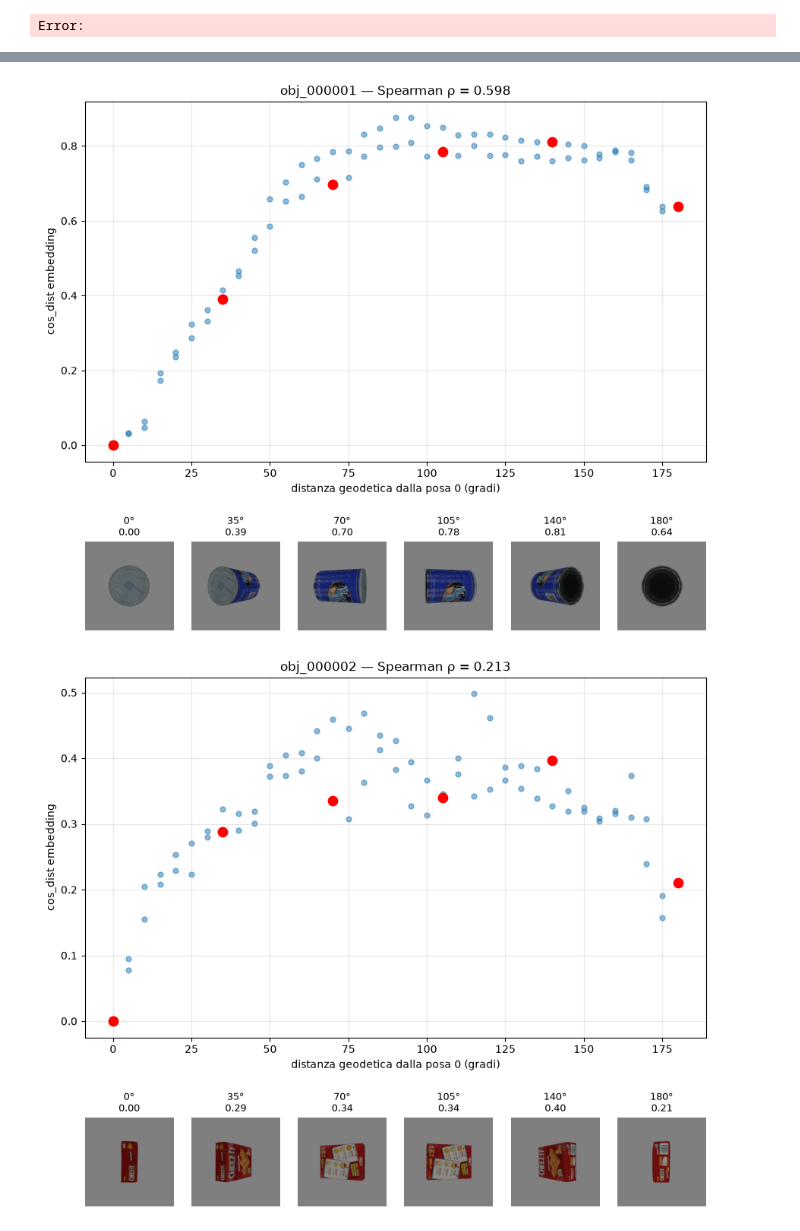
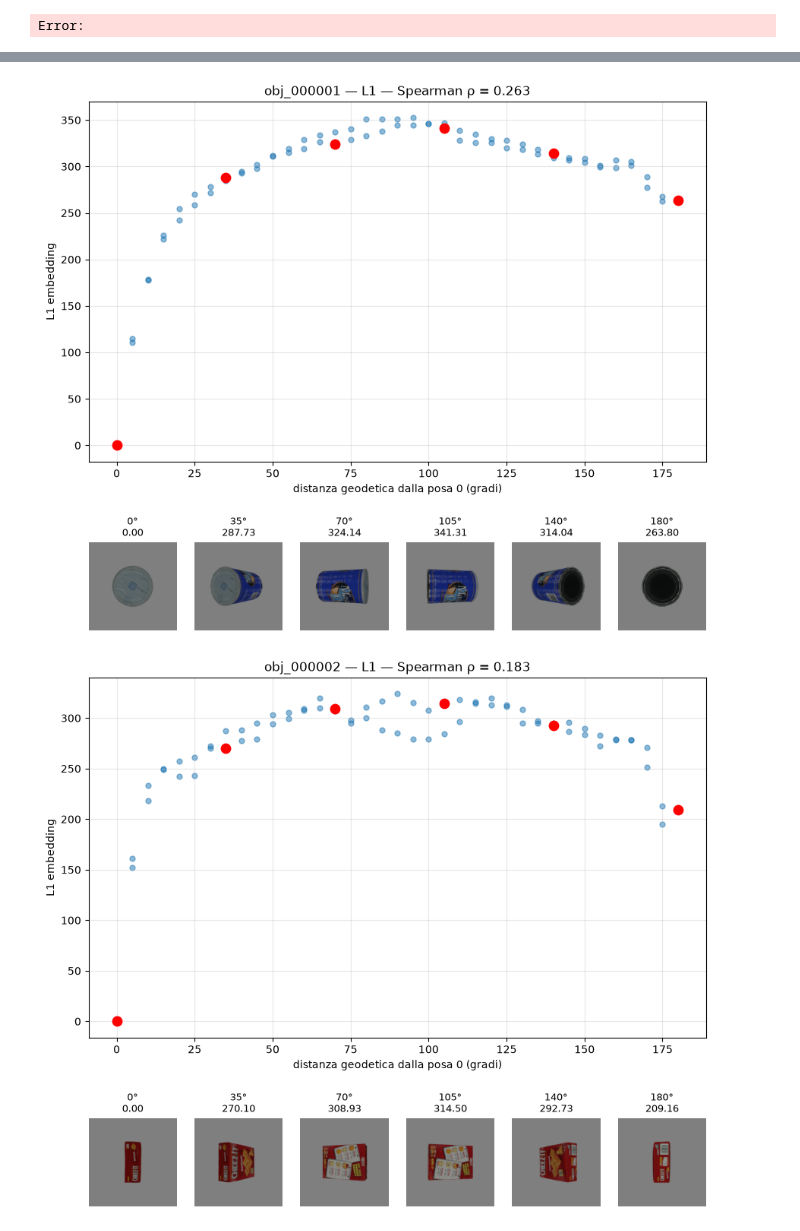
Before and after one commit to Saiukk/PoseJEPA, a Jupyter notebook: Script/Notebook/experiments.ipynb, the cells around one changed output, grey strips where cells are left out. Drawn from its saved outputs; the diff is of its cells as text; code cells hidden in the pictures.

Commit message:
pool patch -- NEXT: Try on 4 pseudo-siimetries

```diff
--- a/Script/Notebook/experiments.ipynb
+++ b/Script/Notebook/experiments.ipynb
@@ -34,6 +34,7 @@ patch size: 14 | hidden dim: 768
 # %%
 import torch.nn.functional as F
 
+torch.manual_seed(42)
 @torch.no_grad()
 def extract_features(img: Image.Image, layers=[-1], token="cls", normalize=True):
     """
@@ -53,6 +54,21 @@ def extract_features(img: Image.Image, layers=[-1], token="cls", normalize=True)
             v = h[0]                          # (768,) token globale
         elif token == "patch":
             v = h[1:].mean(dim=0)             # (768,) media dei 256 patch token
+        elif token == "ptc":
+            v = h[1:].flatten()
+        elif token == "pool":
+            patches = h[1:]
+
+            grid = patches.reshape(16, 16, 768)
+
+            alto_sinistra  = grid[:8, :8, :].mean(dim=(0, 1))
+            alto_destra    = grid[:8, 8:, :].mean(dim=(0, 1))
+            basso_sinistra = grid[8:, :8, :].mean(dim=(0, 1))
+            basso_destra   = grid[8:, 8:, :].mean(dim=(0, 1))
+
+            # 768 * 4 = Dimensione finale: 3072
+            v = torch.cat([alto_sinistra, alto_destra, basso_sinistra, basso_destra])
+
         else:
             raise ValueError(token)
         if normalize:
@@ -63,6 +79,6 @@ def extract_features(img: Image.Image, layers=[-1], token="cls", normalize=True)
 
 # prova
 dummy = Image.new("RGB", (224, 224), (128, 128, 128))
-emb = extract_features(dummy, layers=[-1], token="cls")
+emb = extract_features(dummy, layers=[-1], token="pool")
 print("Dimension Descriptor:", emb.shape)
 # %% [output]
@@ -203,7 +158,7 @@ import pandas as pd
 from scipy.spatial.transform import Rotation
 from scipy.stats import spearmanr
 
-def plot_object(obj_name, dataset="ycbv", layers=[-1], token="cls"):
+def plot_object(obj_name, dataset="ycbv", layers=[-1], token="ptc", metric="cos_dist"):
     # 1. leggi il CSV e filtra l'oggetto
     df = pd.read_csv(RENDERS / dataset / "gt_poses.csv")
     df = df[df["object"] == obj_name].reset_index(drop=True)
@@ -218,47 +173,54 @@ def plot_object(obj_name, dataset="ycbv", layers=[-1], token="cls"):
     e_ref = extract_features(Image.open(RENDERS / df.loc[0, "image"]).convert("RGB"),
                              layers=layers, token=token)
 
-    # 4. angoli + cos_dist
-    angles, cos_dists = [], []
+    # 4. angoli + distanza (secondo la metrica scelta)
+    angles, dists = [], []
     for i in range(len(df)):
         ang = (R_ref.inv() * R_all[i]).magnitude() * 180 / np.pi
         e = extract_features(Image.open(RENDERS / df.loc[i, "image"]).convert("RGB"),
                              layers=layers, token=token)
-        cos_dists.append(1.0 - F.cosine_similarity(e_ref, e, dim=0).item())
+        if metric == "cos_dist":
+            d = 1.0 - F.cosine_similarity(e_ref, e, dim=0).item()
+        elif metric == "L2":
+            d = torch.norm(e_ref - e).item()
+        elif metric == "L1":
+            d = torch.abs(e_ref - e).sum().item()
+        else:
+            raise ValueError(metric)
+        dists.append(d)
         angles.append(ang)
-    angles, cos_dists = np.array(angles), np.array(cos_dists)
-    rho, _ = spearmanr(angles, cos_dists)
+    angles, dists = np.array(angles), np.array(dists)
+    rho, _ = spearmanr(angles, dists)
 
     # 6 viste equispaziate lungo l'asse degli angoli
     order = np.argsort(angles)
     sel = order[np.linspace(0, len(order) - 1, 6).astype(int)]
 
     # --- figura: scatter sopra + 6 viste sotto ---
     fig, axes = plt.subplots(2, 1, figsize=(9, 8),
                              gridspec_kw={"height_ratios": [3, 1.4]})
-    axes[0].scatter(angles, cos_dists, s=25, alpha=0.5)
-    axes[0].scatter(angles[sel], cos_dists[sel], s=80, color="red", zorder=5)
+    axes[0].scatter(angles, dists, s=25, alpha=0.5)
+    axes[0].scatter(angles[sel], dists[sel], s=80, color="red", zorder=5)
     axes[0].set_xlabel("distanza geodetica dalla posa 0 (gradi)")
-    axes[0].set_ylabel("cos_dist embedding")
-    axes[0].set_title(f"{obj_name} — Spearman ρ = {rho:.3f}")
+    axes[0].set_ylabel(f"{metric} embedding")
+    axes[0].set_title(f"{obj_name} — {metric} — Spearman ρ = {rho:.3f}")
     axes[0].grid(alpha=0.3)
 
     gs = axes[1].get_subplotspec().subgridspec(1, 6)
     axes[1].remove()
     for k, idx in enumerate(sel):
         ax = fig.add_subplot(gs[0, k])
         ax.imshow(Image.open(RENDERS / df.loc[idx, "image"]).convert("RGB"))
-        ax.set_title(f"{angles[idx]:.0f}°\n{cos_dists[idx]:.2f}", fontsize=9)
+        ax.set_title(f"{angles[idx]:.0f}°\n{dists[idx]:.2f}", fontsize=9)
         ax.axis("off")
 
     plt.tight_layout()
     plt.show()
 
 
-# --- chiama la funzione per ogni oggetto: una figura completa a testa ---
-OBJECTS = ["obj_000001", "obj_000002", "obj_000003", "obj_000015"]   # metti i tuoi
+OBJECTS = ["obj_000001", "obj_000002", "obj_000003", "obj_000015"]
 for obj in OBJECTS:
-    plot_object(obj)
+    plot_object(obj, metric="L1")     # cambia in "cos_dist" / "L2" / "L1"
 # %% [output]
-[figure, old version]
+[figure, new version]
-[figure, old version]
+[figure, new version]
```
Also changed, not shown: parts of 7 cells of this notebook, 1 other file.
